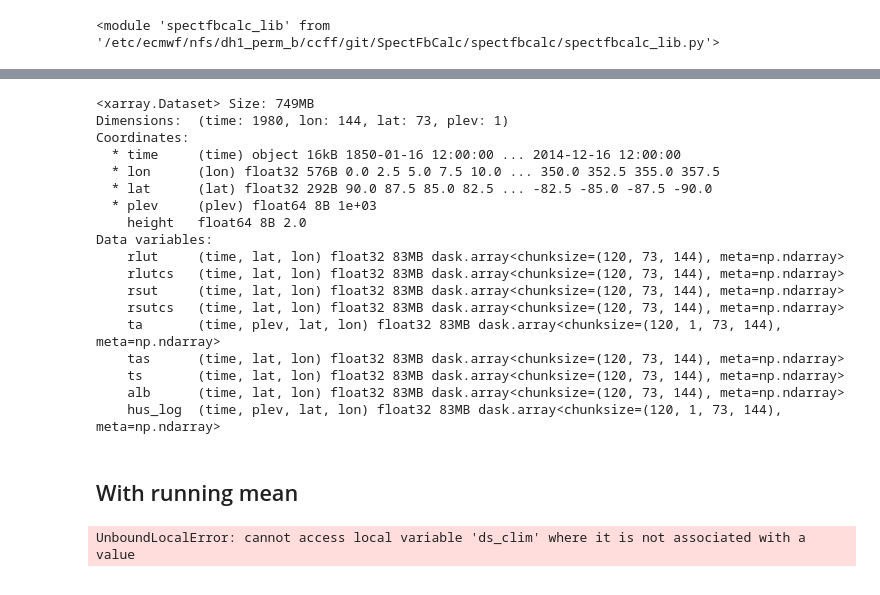
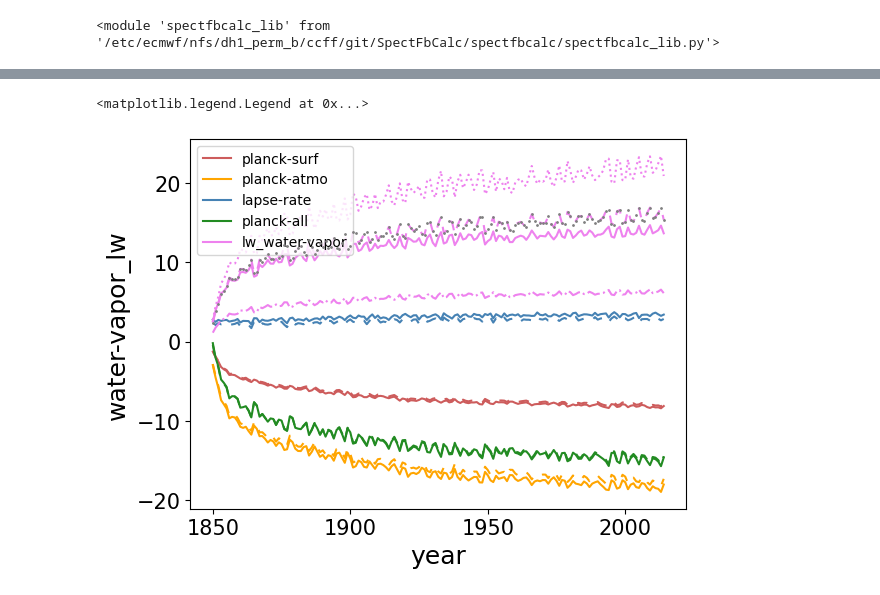
Before and after one commit to maalbanese/SpectFbCalc, a Jupyter notebook: spectfbcalc/test_kernel_spectral.ipynb, the cells around one changed output, grey strips where cells are left out. Drawn from its saved outputs; the diff is of its cells as text; code cells hidden in the pictures.

Commit message:
spectral working, updated to new kernels

```diff
--- a/spectfbcalc/test_kernel_spectral.ipynb
+++ b/spectfbcalc/test_kernel_spectral.ipynb
@@ -169,3 +165,12 @@ anoms = sfc.open_dRt(cart_out, names = ['planck-surf', 'planck-atmo', 'lapse-rat
+# %%
+cart_out = '/perm/ccff/lavori/tunecs/fbcalc/ece3_abrupt/fb_SPECTRAL_log/'
+anoms_log = sfc.open_dRt(cart_out, names = ['planck-surf', 'planck-atmo', 'lapse-rate', 'lw_water-vapor'])
+
+cart_out = '/perm/ccff/lavori/tunecs/fbcalc/ece3_abrupt/fb_SPECTRAL_lin/'
+anoms_lin = sfc.open_dRt(cart_out, names = ['planck-surf', 'planck-atmo', 'lapse-rate', 'lw_water-vapor'])
+
+cart_out = '/perm/ccff/lavori/tunecs/fbcalc/ece3_abrupt/fb_SPECTRAL_hybrid/'
+anoms_hybrid = sfc.open_dRt(cart_out, names = ['planck-surf', 'planck-atmo', 'lapse-rate', 'lw_water-vapor'])
 # %%
 cart_out = '/perm/ccff/lavori/tunecs/fbcalc/ece3_abrupt/fb_SPECTRAL_2/'
 anoms_old = sfc.open_dRt(cart_out, names = ['planck-surf', 'planck-atmo', 'lapse-rate', 'lw_water-vapor'])
@@ -230,16 +180,0 @@ anoms_huang
-# %%
-fb_list_1 = ['planck-surf', 'planck-all', 'lw_water-vapor']
-anoms[('clr', 'all')] = 0.*anoms[('clr', fb_list[0])]
-for cos in fb_list_1:
-    anoms[('clr', 'all')] += anoms[('clr', cos)]
-# %%
-plt.figure()
-for cos, col in zip(fb_list, colors + ['violet']):
-    anoms_old[('clr', cos)].mean('time').plot(color = col, label = cos)
-    if 'water' in cos:
-        anoms[(tip, cos)].mean('time').plot(color = col, ls = ':')
-
-anoms_old[('clr', 'all')].mean('time').plot(color = 'black', label = 'all')
-plt.ylabel('dR (W/m2/cm-1)')
-
-plt.legend()
@@ -593,4 +180,0 @@ plt.plot(T, T**2*Rv/Lv)
-# %%
-cos = T**2*Rv/Lv/(dlnws(T))
-
-plt.plot(T, cos)
@@ -1697,27 +181,19 @@ import numpy as np
-# %%
-abrupt.ds_anom
-# %% [output]
-<xarray.Dataset> Size: 749MB
-Dimensions:  (time: 1980, lon: 144, lat: 73, plev: 1)
-Coordinates:
-  * time     (time) object 16kB 1850-01-16 12:00:00 ... 2014-12-16 12:00:00
-  * lon      (lon) float32 576B 0.0 2.5 5.0 7.5 10.0 ... 350.0 352.5 355.0 357.5
-  * lat      (lat) float32 292B 90.0 87.5 85.0 82.5 ... -82.5 -85.0 -87.5 -90.0
-  * plev     (plev) float64 8B 1e+03
-    height   float64 8B 2.0
-Data variables:
-    rlut     (time, lat, lon) float32 83MB dask.array<chunksize=(120, 73, 144), meta=np.ndarray>
-    rlutcs   (time, lat, lon) float32 83MB dask.array<chunksize=(120, 73, 144), meta=np.ndarray>
-    rsut     (time, lat, lon) float32 83MB dask.array<chunksize=(120, 73, 144), meta=np.ndarray>
-    rsutcs   (time, lat, lon) float32 83MB dask.array<chunksize=(120, 73, 144), meta=np.ndarray>
-    ta       (time, plev, lat, lon) float32 83MB dask.array<chunksize=(120, 1, 73, 144), meta=np.ndarray>
-    tas      (time, lat, lon) float32 83MB dask.array<chunksize=(120, 73, 144), meta=np.ndarray>
-    ts       (time, lat, lon) float32 83MB dask.array<chunksize=(120, 73, 144), meta=np.ndarray>
-    alb      (time, lat, lon) float32 83MB dask.array<chunksize=(120, 73, 144), meta=np.ndarray>
-    hus_log  (time, plev, lat, lon) float32 83MB dask.array<chunksize=(120, 1, 73, 144), meta=np.ndarray>
-# %% [markdown]
-## With running mean
-# %%
-picont.compute_runmean()
-# %% [output]
-UnboundLocalError: cannot access local variable 'ds_clim' where it is not associated with a value
+# %%
+fig = plt.figure()
+tip = 'clr'
+fb_list = ['planck-surf', 'planck-atmo', 'lapse-rate', 'planck-all', 'lw_water-vapor']
+colors = ['indianred', 'orange', 'steelblue', 'forestgreen', 'violet']
+anoms_old[(tip, 'planck-all')] = anoms_old[(tip, 'planck-atmo')] + anoms_old[(tip, 'lapse-rate')]
+anoms_huang[(tip, 'planck-all')] = anoms_huang[(tip, 'planck-atmo')] + anoms_huang[(tip, 'lapse-rate')]
+
+for cos, col in zip(fb_list, colors):
+    anoms_huang[(tip, cos)].plot(color = col, label = cos)
+    (anoms_old[(tip, cos)].integrate('freq').groupby('time.year').mean()).plot(color = col, ls = '--')
+    if 'water' in cos:
+        (anoms_lin[(tip, cos)].integrate('freq').groupby('time.year').mean()).plot(color = col, ls = ':')
+        (anoms_log[(tip, cos)].integrate('freq').groupby('time.year').mean()).plot(color = col, ls = '-.')
+        (anoms_hybrid[(tip, cos)].integrate('freq').groupby('time.year').mean()).plot.scatter(color = 'grey', marker = 'o', s = 1, zorder = 10)
+plt.legend()
+# %% [output]
+<matplotlib.legend.Legend at 0x...>
+[figure, added]
```
Also changed, not shown: parts of 153 cells of this notebook, 1 other file.
